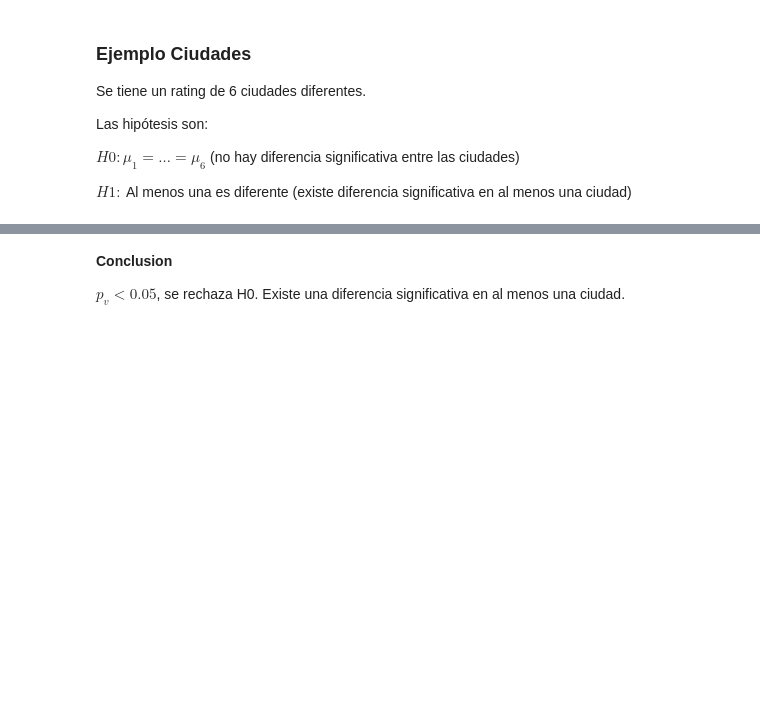
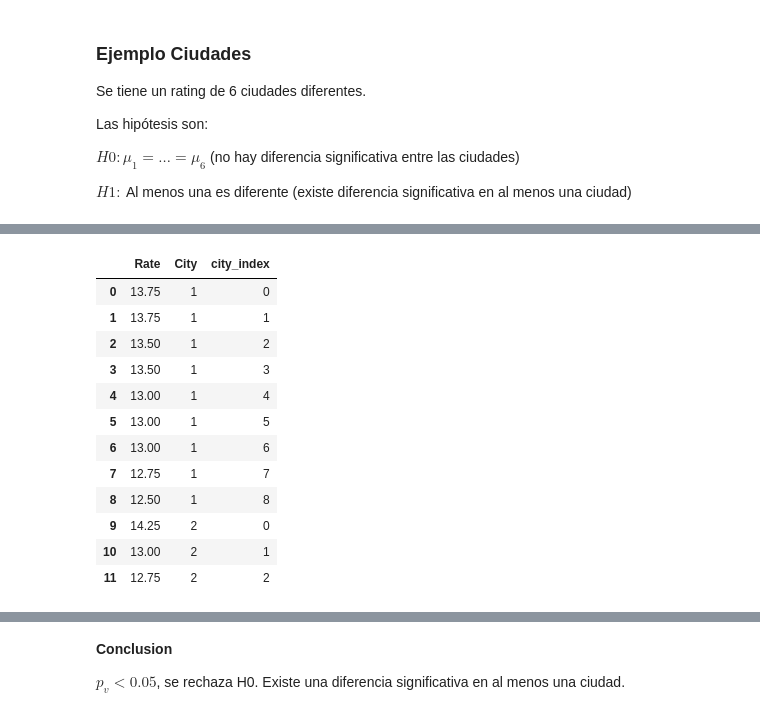
Before and after one commit to Ironhack-Data-Madrid-Abril-2023/apuntes_clase, a Jupyter notebook: semana_6/3.1 - Mas testeo de hipotesis.ipynb, the cells around one changed output, grey strips where cells are left out. Cells and saved outputs as stored; diff of their text form; code cells hidden in the pictures; blank space fills up the shorter version.

```diff
--- a/semana_6/3.1 - Mas testeo de hipotesis.ipynb
+++ b/semana_6/3.1 - Mas testeo de hipotesis.ipynb
@@ -96,0 +201,18 @@ $H1 :$ Al menos una es diferente  (existe diferencia significativa en al menos u
+# %%
+rate['city_index']=rate.groupby('City').cumcount()
+
+rate.head(12)
+# %% [output]
+|  | Rate | City | city_index |
+| 0 | 13.75 | 1 | 0 |
+| 1 | 13.75 | 1 | 1 |
+| 2 | 13.50 | 1 | 2 |
+| 3 | 13.50 | 1 | 3 |
+| 4 | 13.00 | 1 | 4 |
+| 5 | 13.00 | 1 | 5 |
+| 6 | 13.00 | 1 | 6 |
+| 7 | 12.75 | 1 | 7 |
+| 8 | 12.50 | 1 | 8 |
+| 9 | 14.25 | 2 | 0 |
+| 10 | 13.00 | 2 | 1 |
+| 11 | 12.75 | 2 | 2 |
```
Also changed, not shown: parts of 27 cells of this notebook.
